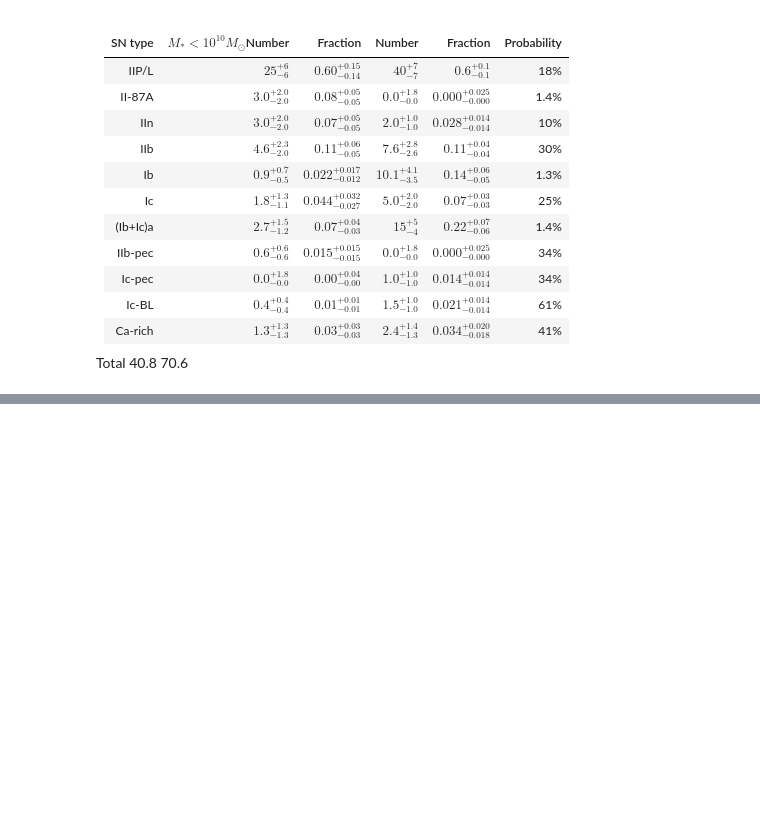
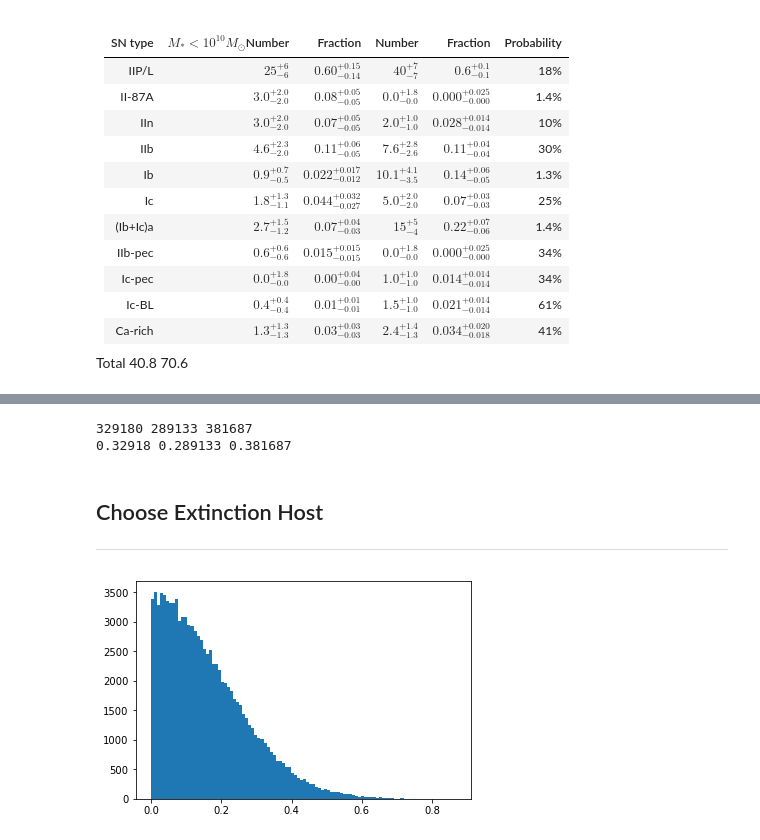
Before and after one commit to RobFirth/LSST_tools, a Jupyter notebook: lsst_tools/sims/notebooks/simulate_SDSS_SNe.ipynb, the cells around one changed output, grey strips where cells are left out. Cells and saved outputs as stored; diff of their text form; code cells hidden in the pictures; blank space fills up the shorter version.

```diff
--- a/lsst_tools/sims/notebooks/simulate_SDSS_SNe.ipynb
+++ b/lsst_tools/sims/notebooks/simulate_SDSS_SNe.ipynb
@@ -24,0 +71,39 @@ def choose_subtype():
+# %%
+def choose_subtype(return_string = True):
+    """
+    1|Ib | 11|0.328|
+    2|Ic | 9.7|0.290|
+    3|IIb | 12.8|0.382|
+    total - 33.5
+    """
+    n = 33.5 * np.random.random()
+
+    if n <= 11:
+        if return_string:
+            return "Ib"
+        else:
+            return 1
+
+    if 11 < n <= 11+9.7:
+        if return_string:
+            return "Ic"
+        else:
+            return 2
+
+    if 11+9.7 < n <= 11+9.7+12.8:
+        if return_string:
+            return "IIb"
+        else:
+            return 3
+    pass
+
+def choose_extinction_host(x0 = 0.0, sigma = 0.2, n = 10000):
+    """
+    """
+    return np.fabs(np.random.normal(loc = x0, scale = sigma, size = n))
+
+
+def choose_magoffset(x0 = 0.0, sigma = 0.2, n = 10000):
+    """
+    """
+    return np.random.normal(loc = x0, scale = sigma, size = n)
@@ -24,0 +117,27 @@ def choose_subtype():
+# %%
+a = []
+n = 1000000
+for i in np.arange(n):
+    a.append(choose_subtype(return_string=False))
+a = np.asarray(a)
+
+w1 = np.where(a == 1)
+w2 = np.where(a == 2)
+w3 = np.where(a == 3)
+
+print(len(a[w1]), len(a[w2]), len(a[w3]))
+print(len(a[w1])/n, len(a[w2])/n, len(a[w3])/n)
+
+# 328358 289969 381673
+# 0.328358 0.289969 0.381673
+# %% [output]
+329180 289133 381687
+0.32918 0.289133 0.381687
+# %% [markdown]
+## Choose Extinction Host
+____
+# %%
+n = 100000
+h = plt.hist(choose_extinction_host(n = n), bins = 100)
+# %% [output]
+[figure, added]
```
Also changed, not shown: parts of 12 cells of this notebook, 2 other files.
